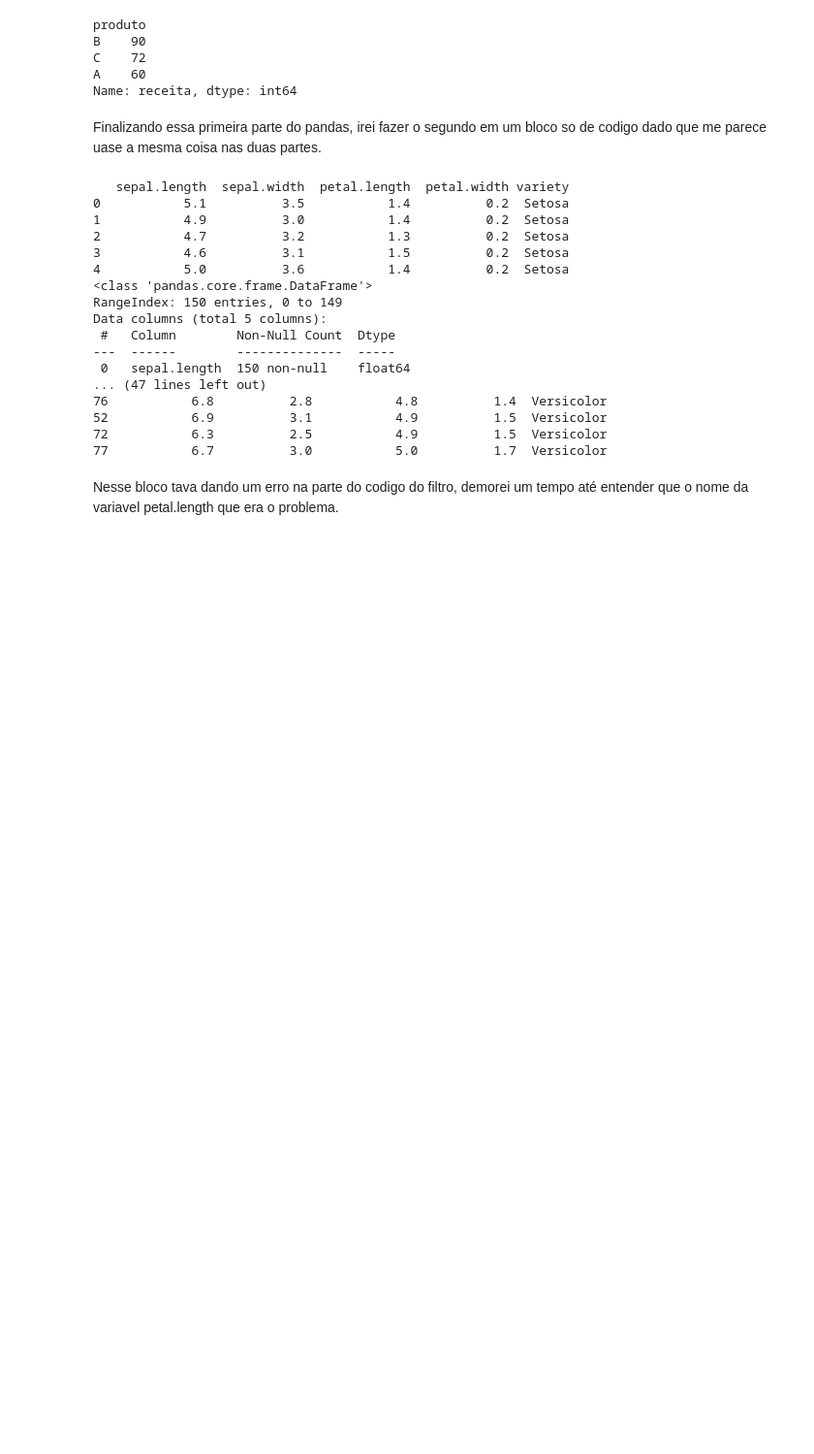
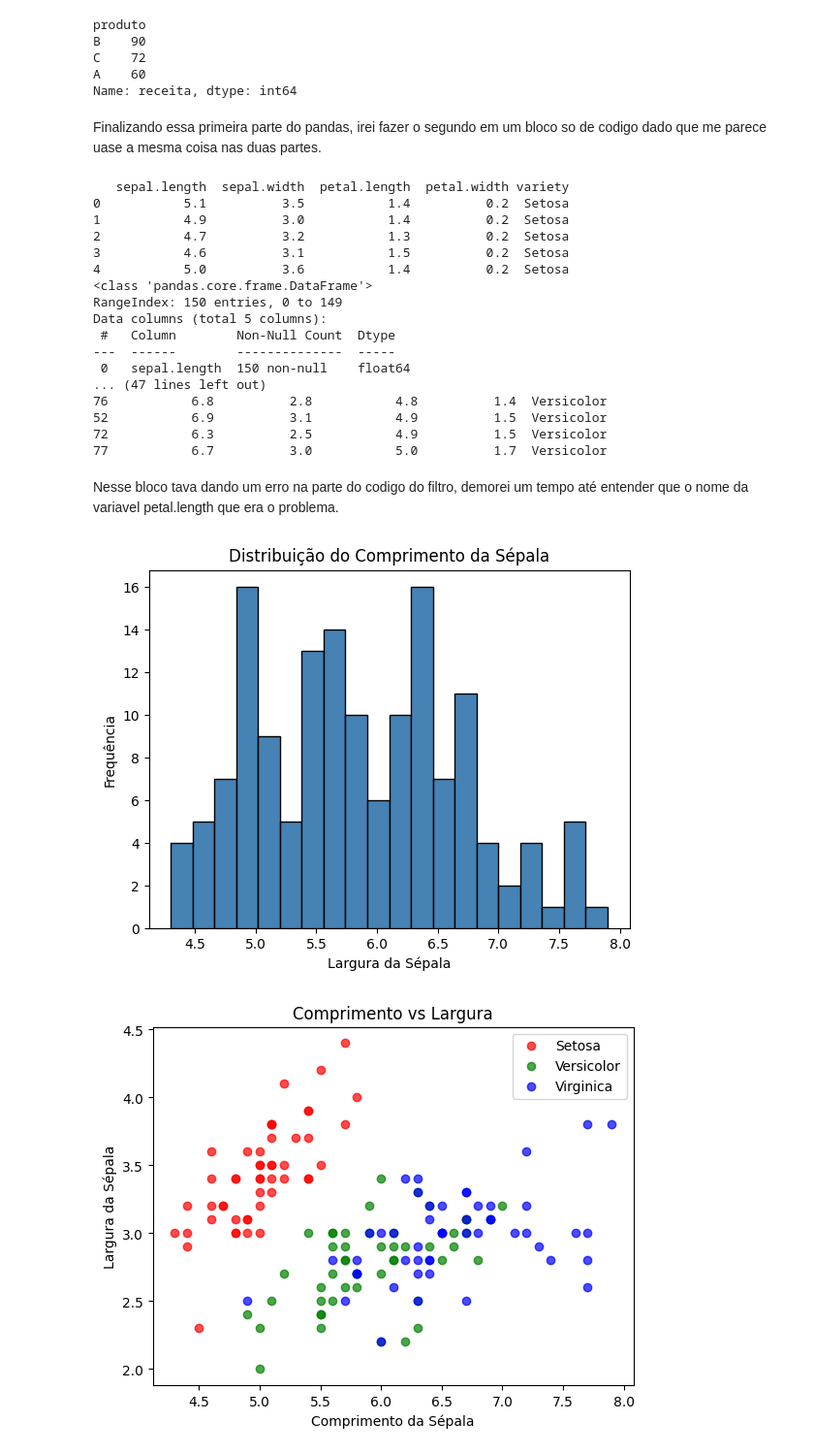
Before and after one commit to GaFlora2003/perspectiva-dados, a Jupyter notebook: Tarefa2_PCD.ipynb, the cells around one changed output. Shown at 97% size. Saved outputs shown, nothing was run; the diff lists cells and outputs as text; code cells hidden in the pictures; blank space fills up the shorter version.

```diff
--- a/Tarefa2_PCD.ipynb
+++ b/Tarefa2_PCD.ipynb
@@ -349,3 +344,26 @@ Data columns (total 5 columns):
 77           6.7          3.0           5.0          1.7  Versicolor
 # %% [markdown]
 Nesse bloco tava dando um erro na parte do codigo do filtro, demorei um tempo até entender que o nome da variavel petal.length que era o problema.
+# %%
+
+df = pd.read_csv('iris.csv')
+
+plt.hist(df['sepal.length'], bins=20, color='steelblue', edgecolor='black')
+plt.title('Distribuição do Comprimento da Sépala')
+plt.xlabel('Largura da Sépala')
+plt.ylabel('Frequência')
+plt.show()
+
+cores = {'Setosa': 'red', 'Versicolor': 'green', 'Virginica': 'blue'}
+
+for variedade, grupo in df.groupby('variety'):
+    plt.scatter(grupo['sepal.length'], grupo['sepal.width'], label=variedade, color=cores[variedade], alpha=0.7)
+
+plt.xlabel('Comprimento da Sépala')
+plt.ylabel('Largura da Sépala')
+plt.title('Comprimento vs Largura')
+plt.legend()
+plt.show()
+# %% [output]
+[figure, added]
+[figure, added]
```
Also changed, not shown: parts of 6 cells of this notebook.
